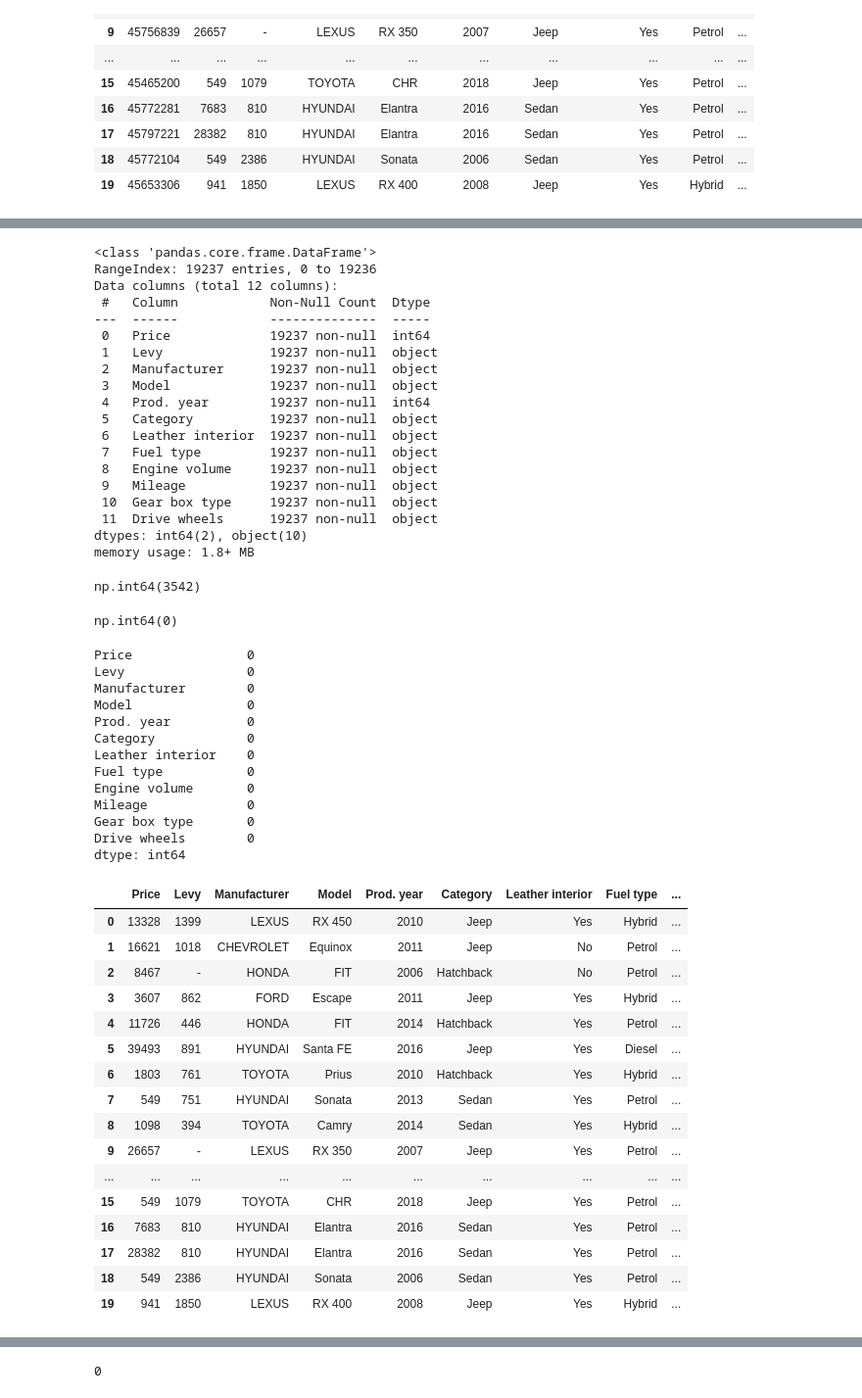
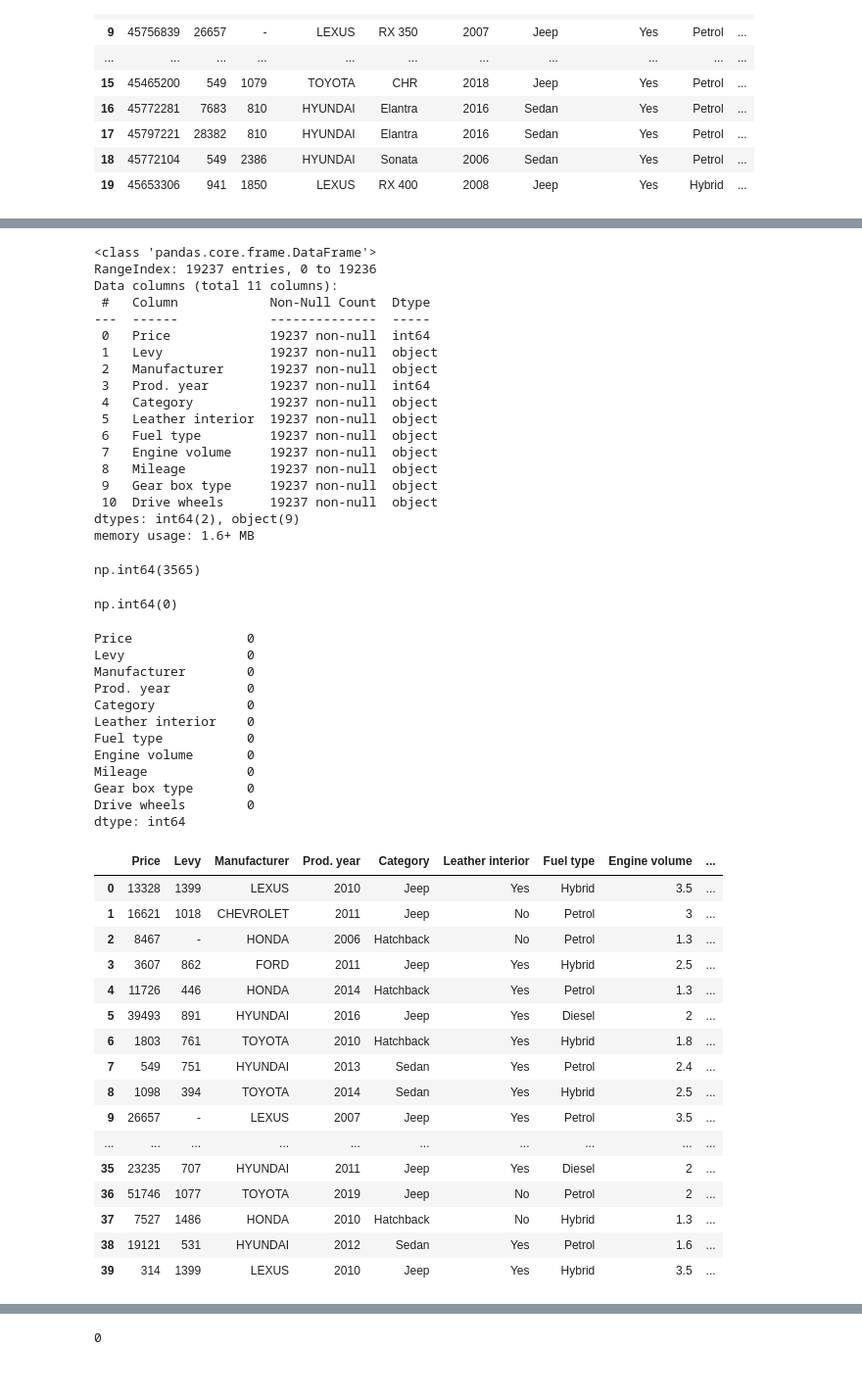
Before and after one commit to jumanaahmeedd/car-price-prediction, a Jupyter notebook: notebooks/car price prediction.ipynb, the cells around one changed output, grey strips where cells are left out. Shown at 98% size. Drawn from its saved outputs; the diff is of its cells as text; code cells hidden in the pictures.

```diff
--- a/notebooks/car price prediction.ipynb
+++ b/notebooks/car price prediction.ipynb
@@ -43,2 +45,2 @@ df.head(20)
 # %%
-df = df.drop(["ID","Color","Wheel" ,"Airbags","Cylinders","Doors"], axis=1)
+df = df.drop(["ID","Color","Wheel" ,"Airbags","Cylinders","Doors","Model"], axis=1)
@@ -63,27 +49,26 @@ df.info()
 # %% [output]
 <class 'pandas.core.frame.DataFrame'>
 RangeIndex: 19237 entries, 0 to 19236
-Data columns (total 12 columns):
+Data columns (total 11 columns):
  #   Column            Non-Null Count  Dtype
 ---  ------            --------------  -----
  0   Price             19237 non-null  int64
  1   Levy              19237 non-null  object
  2   Manufacturer      19237 non-null  object
- 3   Model             19237 non-null  object
- 4   Prod. year        19237 non-null  int64
- 5   Category          19237 non-null  object
- 6   Leather interior  19237 non-null  object
- 7   Fuel type         19237 non-null  object
- 8   Engine volume     19237 non-null  object
- 9   Mileage           19237 non-null  object
- 10  Gear box type     19237 non-null  object
- 11  Drive wheels      19237 non-null  object
-dtypes: int64(2), object(10)
-memory usage: 1.8+ MB
+ 3   Prod. year        19237 non-null  int64
+ 4   Category          19237 non-null  object
+ 5   Leather interior  19237 non-null  object
+ 6   Fuel type         19237 non-null  object
+ 7   Engine volume     19237 non-null  object
+ 8   Mileage           19237 non-null  object
+ 9   Gear box type     19237 non-null  object
+ 10  Drive wheels      19237 non-null  object
+dtypes: int64(2), object(9)
+memory usage: 1.6+ MB
 # %%
 df.duplicated().sum()
 # %% [output]
-np.int64(3542)
+np.int64(3565)
 # %%
 df=df.drop_duplicates()
 # %%
@@ -96,7 +81,6 @@ df.isnull().sum()
 Price               0
 Levy                0
 Manufacturer        0
-Model               0
 Prod. year          0
 Category            0
 Leather interior    0
@@ -107,22 +91,22 @@ Gear box type       0
 Drive wheels        0
 dtype: int64
 # %%
-df.head(20)
+df.head(40)
 # %% [output]
-|  | Price | Levy | Manufacturer | Model | Prod. year | Category | Leather interior | Fuel type | ... |
-| 0 | 13328 | 1399 | LEXUS | RX 450 | 2010 | Jeep | Yes | Hybrid | ... |
-| 1 | 16621 | 1018 | CHEVROLET | Equinox | 2011 | Jeep | No | Petrol | ... |
-| 2 | 8467 | - | HONDA | FIT | 2006 | Hatchback | No | Petrol | ... |
-| 3 | 3607 | 862 | FORD | Escape | 2011 | Jeep | Yes | Hybrid | ... |
-| 4 | 11726 | 446 | HONDA | FIT | 2014 | Hatchback | Yes | Petrol | ... |
-| 5 | 39493 | 891 | HYUNDAI | Santa FE | 2016 | Jeep | Yes | Diesel | ... |
-| 6 | 1803 | 761 | TOYOTA | Prius | 2010 | Hatchback | Yes | Hybrid | ... |
-| 7 | 549 | 751 | HYUNDAI | Sonata | 2013 | Sedan | Yes | Petrol | ... |
-| 8 | 1098 | 394 | TOYOTA | Camry | 2014 | Sedan | Yes | Hybrid | ... |
-| 9 | 26657 | - | LEXUS | RX 350 | 2007 | Jeep | Yes | Petrol | ... |
+|  | Price | Levy | Manufacturer | Prod. year | Category | Leather interior | Fuel type | Engine volume | ... |
+| 0 | 13328 | 1399 | LEXUS | 2010 | Jeep | Yes | Hybrid | 3.5 | ... |
+| 1 | 16621 | 1018 | CHEVROLET | 2011 | Jeep | No | Petrol | 3 | ... |
+| 2 | 8467 | - | HONDA | 2006 | Hatchback | No | Petrol | 1.3 | ... |
+| 3 | 3607 | 862 | FORD | 2011 | Jeep | Yes | Hybrid | 2.5 | ... |
+| 4 | 11726 | 446 | HONDA | 2014 | Hatchback | Yes | Petrol | 1.3 | ... |
+| 5 | 39493 | 891 | HYUNDAI | 2016 | Jeep | Yes | Diesel | 2 | ... |
+| 6 | 1803 | 761 | TOYOTA | 2010 | Hatchback | Yes | Hybrid | 1.8 | ... |
+| 7 | 549 | 751 | HYUNDAI | 2013 | Sedan | Yes | Petrol | 2.4 | ... |
+| 8 | 1098 | 394 | TOYOTA | 2014 | Sedan | Yes | Hybrid | 2.5 | ... |
+| 9 | 26657 | - | LEXUS | 2007 | Jeep | Yes | Petrol | 3.5 | ... |
 | ... | ... | ... | ... | ... | ... | ... | ... | ... | ... |
-| 15 | 549 | 1079 | TOYOTA | CHR | 2018 | Jeep | Yes | Petrol | ... |
-| 16 | 7683 | 810 | HYUNDAI | Elantra | 2016 | Sedan | Yes | Petrol | ... |
-| 17 | 28382 | 810 | HYUNDAI | Elantra | 2016 | Sedan | Yes | Petrol | ... |
-| 18 | 549 | 2386 | HYUNDAI | Sonata | 2006 | Sedan | Yes | Petrol | ... |
-| 19 | 941 | 1850 | LEXUS | RX 400 | 2008 | Jeep | Yes | Hybrid | ... |
+| 35 | 23235 | 707 | HYUNDAI | 2011 | Jeep | Yes | Diesel | 2 | ... |
+| 36 | 51746 | 1077 | TOYOTA | 2019 | Jeep | No | Petrol | 2 | ... |
+| 37 | 7527 | 1486 | HONDA | 2010 | Hatchback | No | Hybrid | 1.3 | ... |
+| 38 | 19121 | 531 | HYUNDAI | 2012 | Sedan | Yes | Petrol | 1.6 | ... |
+| 39 | 314 | 1399 | LEXUS | 2010 | Jeep | Yes | Hybrid | 3.5 | ... |
```
Also changed, not shown: parts of 59 cells of this notebook.
